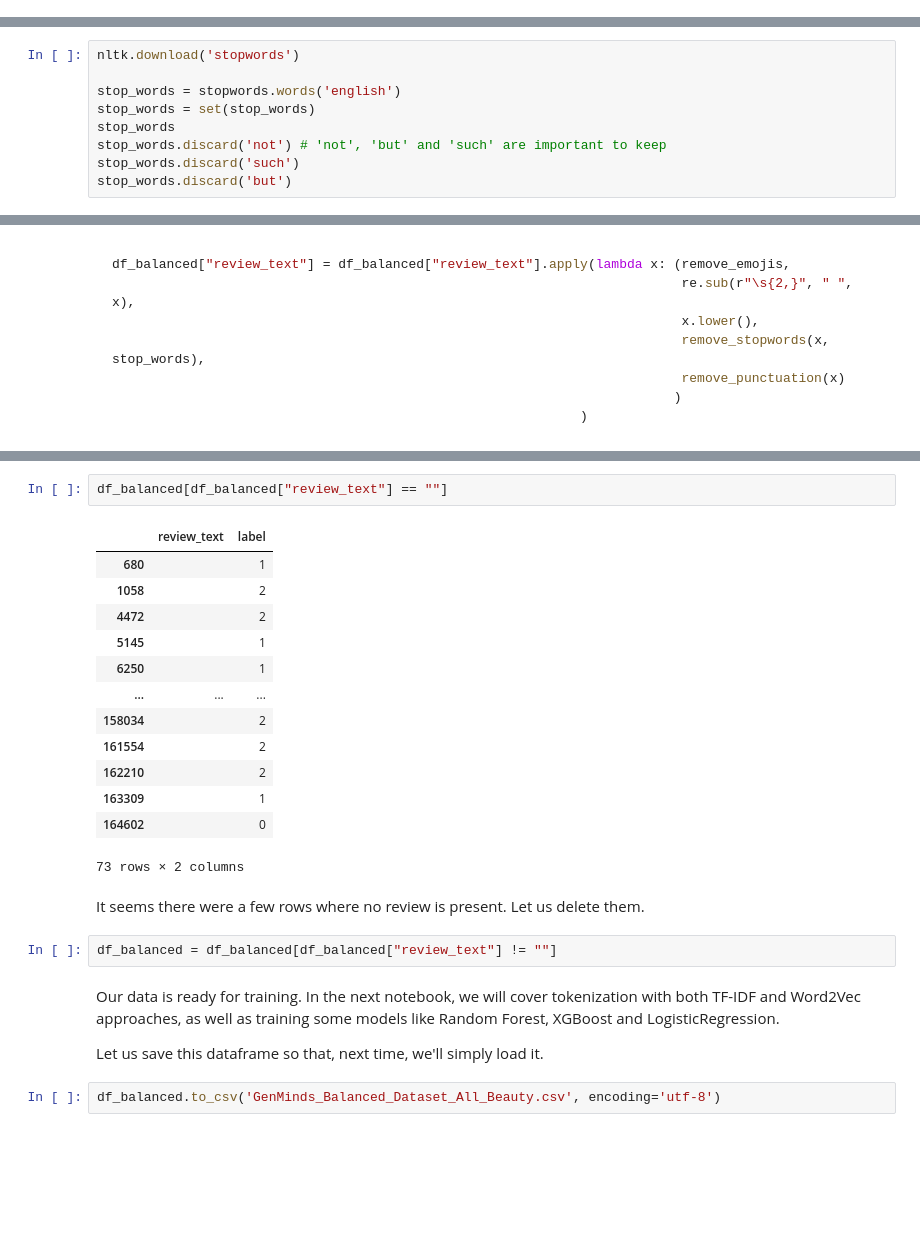
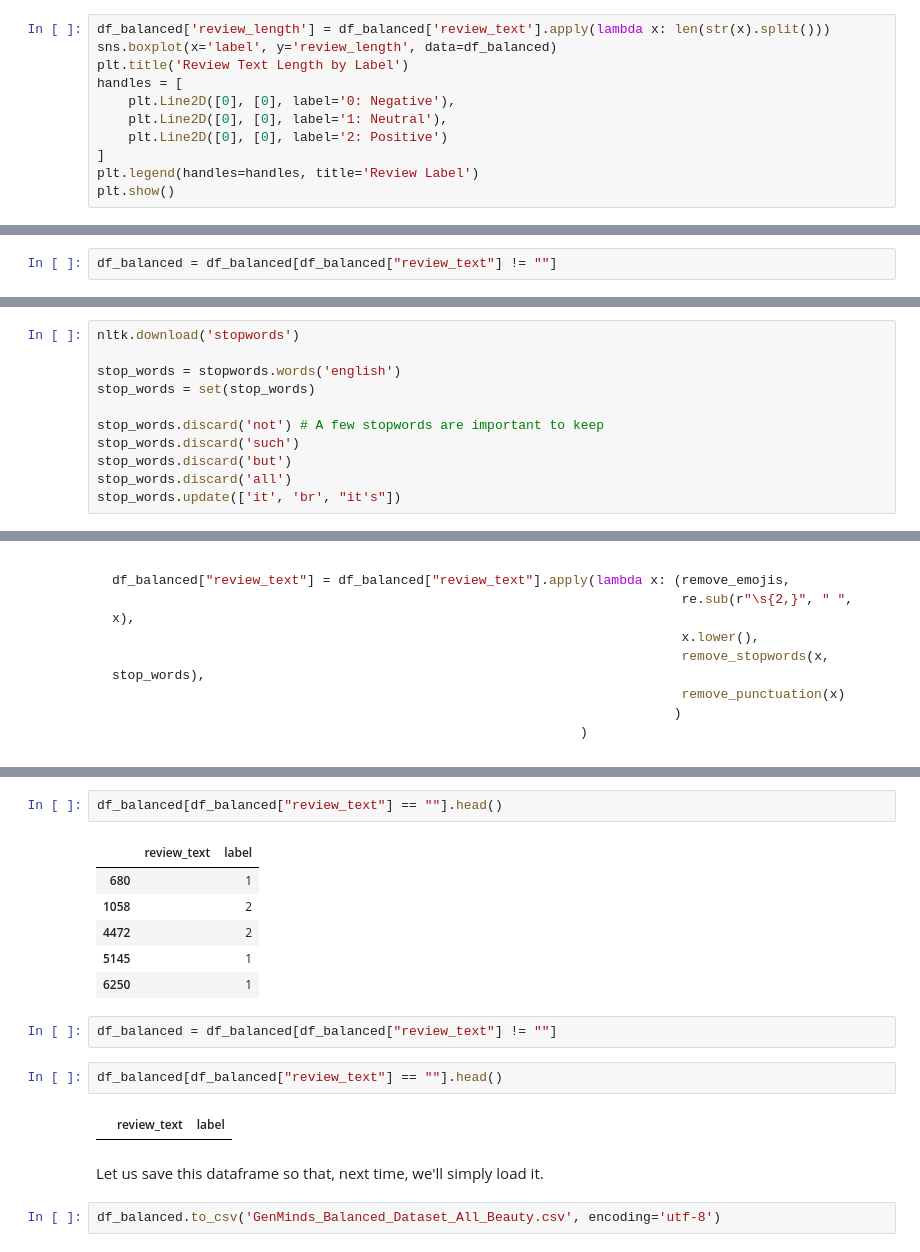
Before and after one commit to Za3tour420/Sentiment-Analysis-Amazon-Reviews-2023-All-Beauty, a Jupyter notebook: GenMinds_EDA_Notebook.ipynb, the cells around one changed output, grey strips where cells are left out. Drawn from its saved outputs; the diff is of its cells as text; blank space fills up the shorter version.

```diff
--- a/GenMinds_EDA_Notebook.ipynb
+++ b/GenMinds_EDA_Notebook.ipynb
@@ -589,0 +581,11 @@ plt.show()
+# %%
+df_balanced['review_length'] = df_balanced['review_text'].apply(lambda x: len(str(x).split()))
+sns.boxplot(x='label', y='review_length', data=df_balanced)
+plt.title('Review Text Length by Label')
+handles = [
+    plt.Line2D([0], [0], label='0: Negative'),
+    plt.Line2D([0], [0], label='1: Neutral'),
+    plt.Line2D([0], [0], label='2: Positive')
+]
+plt.legend(handles=handles, title='Review Label')
+plt.show()
@@ -631,3 +680,5 @@ df_balanced.iloc[:5]
+# %%
+df_balanced = df_balanced[df_balanced["review_text"] != ""]
 # %% [markdown]
 ## Emoji checking
 # %% [markdown]
@@ -730,10 +781,12 @@ nltk.download('stopwords')
 
 stop_words = stopwords.words('english')
 stop_words = set(stop_words)
-stop_words
-stop_words.discard('not') # 'not', 'but' and 'such' are important to keep
+
+stop_words.discard('not') # A few stopwords are important to keep
 stop_words.discard('such')
 stop_words.discard('but')
+stop_words.discard('all')
+stop_words.update(['it', 'br', "it's"])
 # %% [output]
 [nltk_data] Downloading package stopwords to
 [nltk_data]     C:\Users\Amine\AppData\Roaming\nltk_data...
@@ -776,26 +841,19 @@ One last thing is to check for empty reviews.
 # %%
-df_balanced[df_balanced["review_text"] == ""]
+df_balanced[df_balanced["review_text"] == ""].head()
 # %% [output]
 |  | review_text | label |
 | 680 |  | 1 |
 | 1058 |  | 2 |
 | 4472 |  | 2 |
 | 5145 |  | 1 |
 | 6250 |  | 1 |
-| ... | ... | ... |
-| 158034 |  | 2 |
-| 161554 |  | 2 |
-| 162210 |  | 2 |
-| 163309 |  | 1 |
-| 164602 |  | 0 |
-73 rows × 2 columns
-# %% [markdown]
-It seems there were a few rows where no review is present. Let us delete them.
 # %%
 df_balanced = df_balanced[df_balanced["review_text"] != ""]
-# %% [markdown]
-Our data is ready for training. In the next notebook, we will cover tokenization with both TF-IDF and Word2Vec approaches, as well as training some models like Random Forest, XGBoost and LogisticRegression.
-
-Let us save this dataframe so that, next time, we'll simply load it.
+# %%
+df_balanced[df_balanced["review_text"] == ""].head()
+# %% [output]
+|  | review_text | label |
+# %% [markdown]
+Let us save this dataframe so that, next time, we'll simply load it.
 # %%
 df_balanced.to_csv('GenMinds_Balanced_Dataset_All_Beauty.csv', encoding='utf-8')
```
Also changed, not shown: parts of 21 cells of this notebook, 4 other files.
